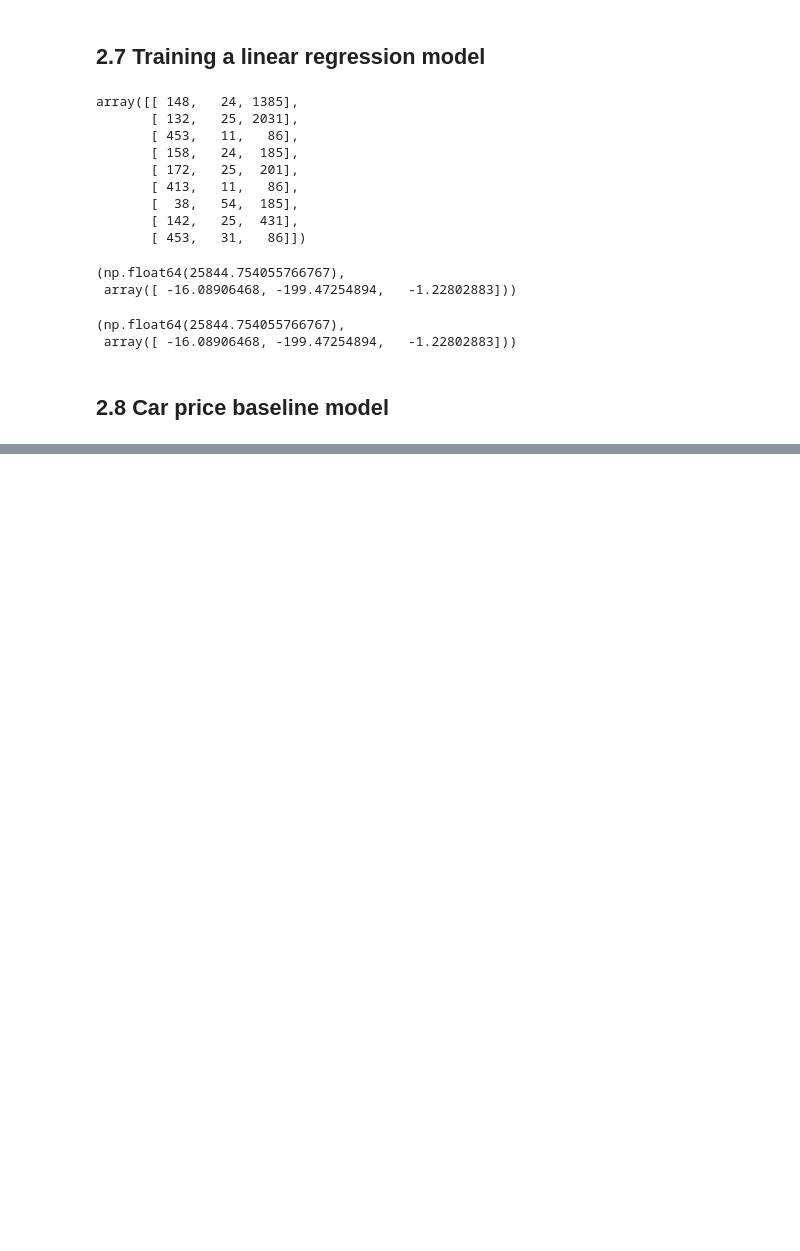
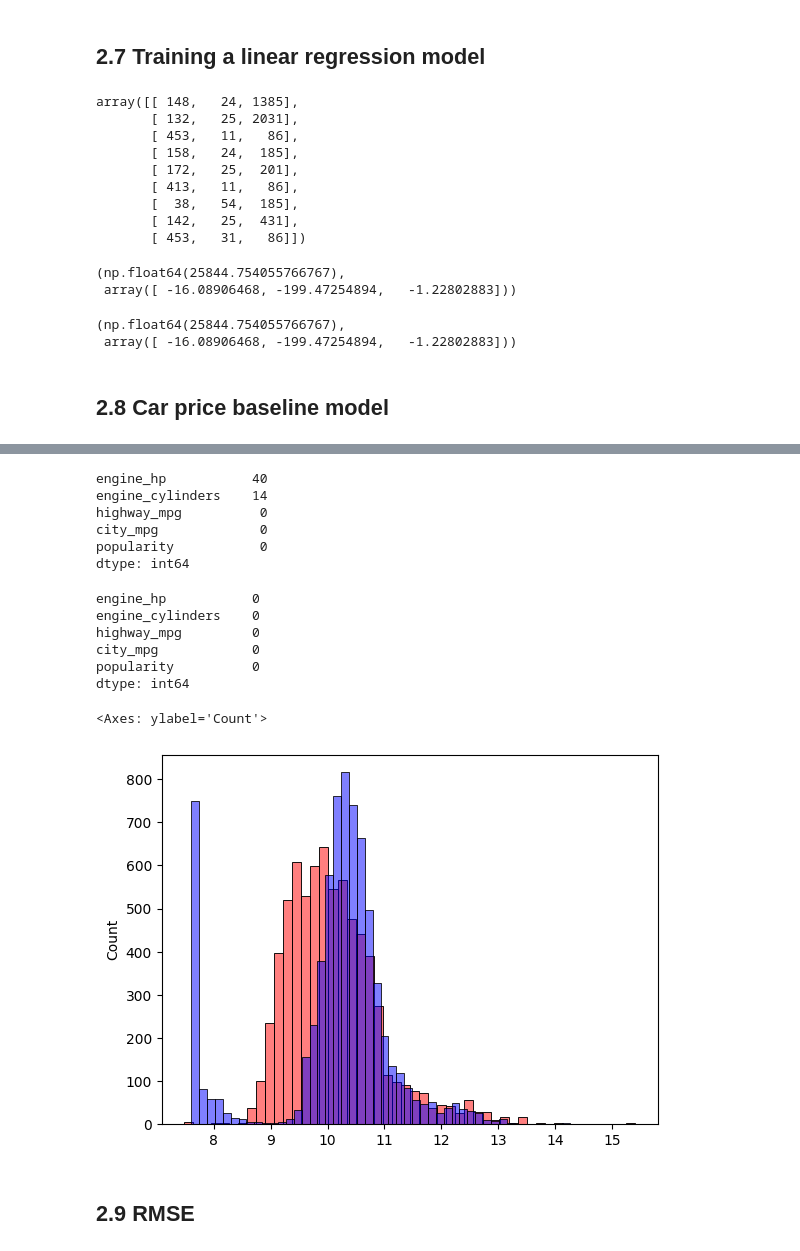
Before and after one commit to EfomahFidelis/Machine-Learning-Zoomcamp, a Jupyter notebook: price_predict_proj/notebooks/02_price_prediction_live.ipynb, the cells around one changed output, grey strips where cells are left out. Saved outputs shown, nothing was run; the diff lists cells and outputs as text; code cells hidden in the pictures; blank space fills up the shorter version.

Commit message:
Predict car price using the baseline model in 02_price_prediction_live.ipynb

```diff
--- a/price_predict_proj/notebooks/02_price_prediction_live.ipynb
+++ b/price_predict_proj/notebooks/02_price_prediction_live.ipynb
@@ -472,0 +500,2 @@ train_linear_regression(X, y)
+# %%
+base = ['engine_hp','engine_cylinders','highway_mpg','city_mpg','popularity']
@@ -472,0 +522,41 @@ train_linear_regression(X, y)
+# %%
+# check for missing values
+df_train[base].isnull().sum()
+# %% [output]
+engine_hp           40
+engine_cylinders    14
+highway_mpg          0
+city_mpg             0
+popularity           0
+dtype: int64
+# %%
+# fill missing values with zeros to make model ignore these features
+df_train[base].fillna(0).isnull().sum()
+# %% [output]
+engine_hp           0
+engine_cylinders    0
+highway_mpg         0
+city_mpg            0
+popularity          0
+dtype: int64
+# %%
+# re-assign the non values to X_train
+X_train = df_train[base].fillna(0)
+# %%
+# compute linear regression and assign the returned weights
+# to w0 and w which are used for prediction
+
+w0, w = train_linear_regression(X_train, y_train)
+# %%
+y_pred = w0 + X_train.dot(w)
+# %%
+# plot the predictions (y_pred) to see if they look similar to
+# the original target variables
+
+sns.histplot(y_pred, color='red', alpha=0.5, bins=50) # predictions
+sns.histplot(y_train,  color='blue', alpha=0.5, bins=50) # target
+# %% [output]
+<Axes: ylabel='Count'>
+[figure, added]
+# %% [markdown]
+## 2.9 RMSE
```
Also changed, not shown: parts of 4 cells of this notebook.
